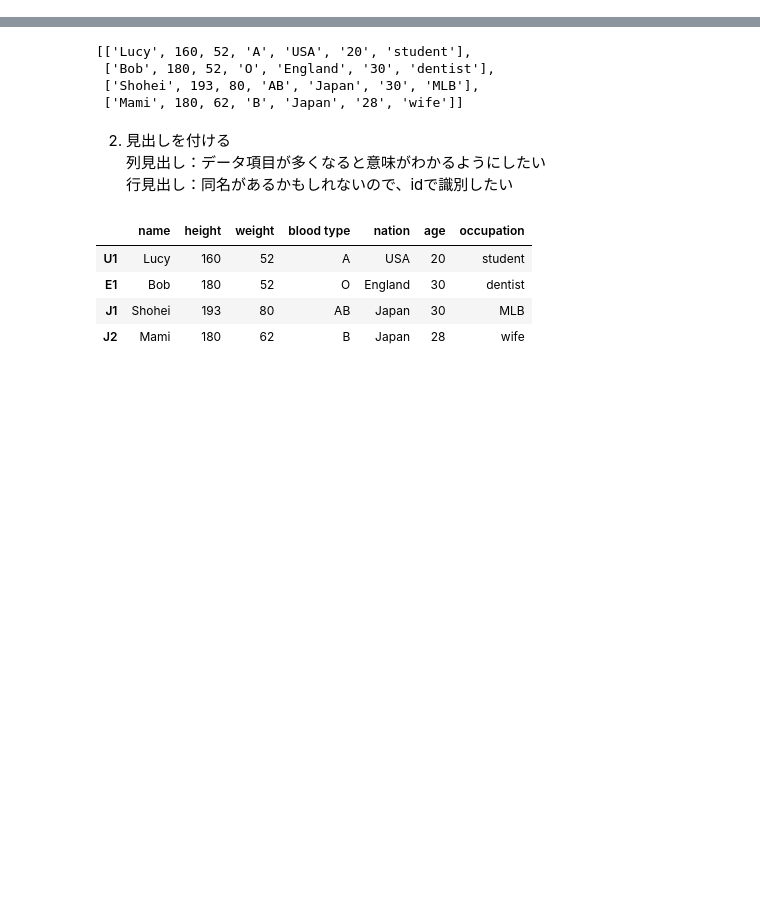
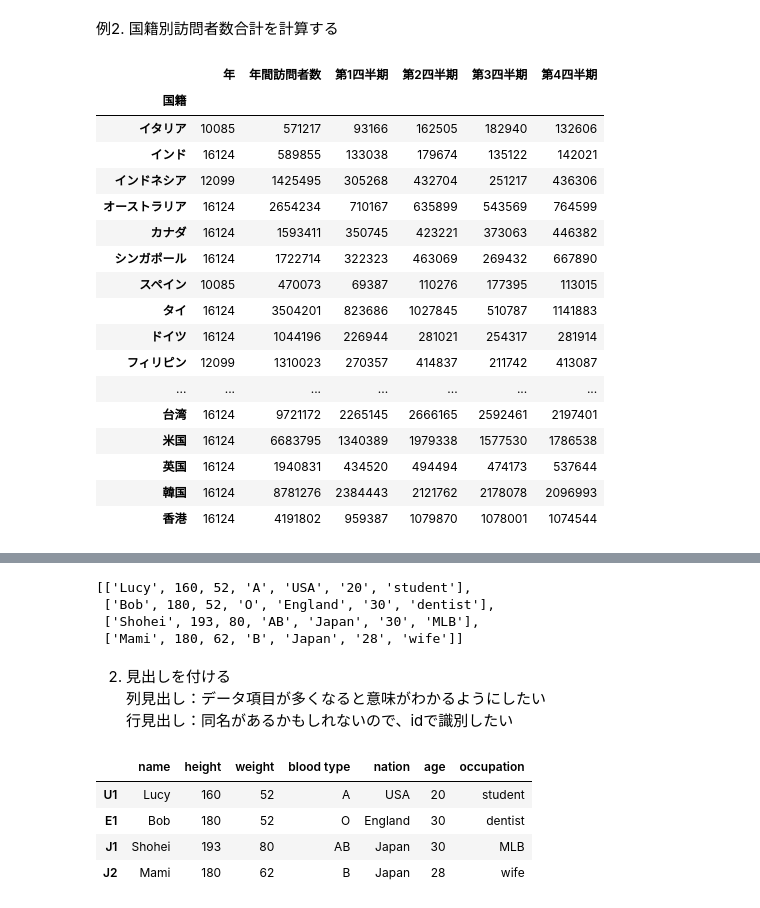
Before and after one commit to ueharaLab/python_intro_dataset1, a Jupyter notebook: Dataframe.ipynb, the cells around one changed output, grey strips where cells are left out. Drawn from its saved outputs; the diff is of its cells as text; code cells hidden in the pictures; blank space fills up the shorter version.

```diff
--- a/Dataframe.ipynb
+++ b/Dataframe.ipynb
@@ -0,0 +108,24 @@
+# %% [markdown]
+例2. 国籍別訪問者数合計を計算する
+# %%
+f_visitors_byNation = f_visitors_df.groupby('国籍').sum(numeric_only=True)
+f_visitors_byNation
+# %% [output]
+|  | 年 | 年間訪問者数 | 第1四半期 | 第2四半期 | 第3四半期 | 第4四半期 |
+| 国籍 |  |  |  |  |  |  |
+| イタリア | 10085 | 571217 | 93166 | 162505 | 182940 | 132606 |
+| インド | 16124 | 589855 | 133038 | 179674 | 135122 | 142021 |
+| インドネシア | 12099 | 1425495 | 305268 | 432704 | 251217 | 436306 |
+| オーストラリア | 16124 | 2654234 | 710167 | 635899 | 543569 | 764599 |
+| カナダ | 16124 | 1593411 | 350745 | 423221 | 373063 | 446382 |
+| シンガポール | 16124 | 1722714 | 322323 | 463069 | 269432 | 667890 |
+| スペイン | 10085 | 470073 | 69387 | 110276 | 177395 | 113015 |
+| タイ | 16124 | 3504201 | 823686 | 1027845 | 510787 | 1141883 |
+| ドイツ | 16124 | 1044196 | 226944 | 281021 | 254317 | 281914 |
+| フィリピン | 12099 | 1310023 | 270357 | 414837 | 211742 | 413087 |
+| ... | ... | ... | ... | ... | ... | ... |
+| 台湾 | 16124 | 9721172 | 2265145 | 2666165 | 2592461 | 2197401 |
+| 米国 | 16124 | 6683795 | 1340389 | 1979338 | 1577530 | 1786538 |
+| 英国 | 16124 | 1940831 | 434520 | 494494 | 474173 | 537644 |
+| 韓国 | 16124 | 8781276 | 2384443 | 2121762 | 2178078 | 2096993 |
+| 香港 | 16124 | 4191802 | 959387 | 1079870 | 1078001 | 1074544 |
```
Also changed, not shown: parts of 10 cells of this notebook, 2 other files.
